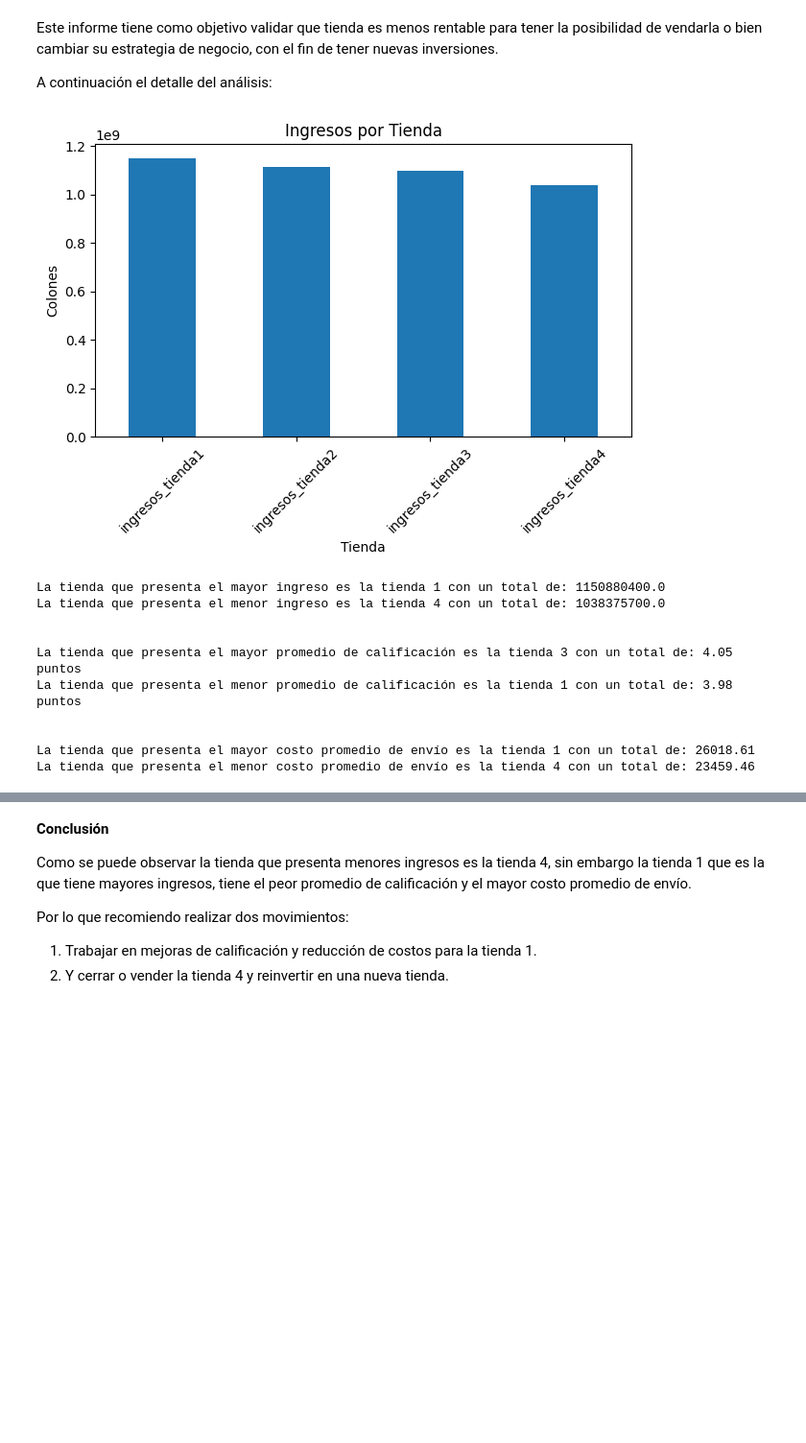
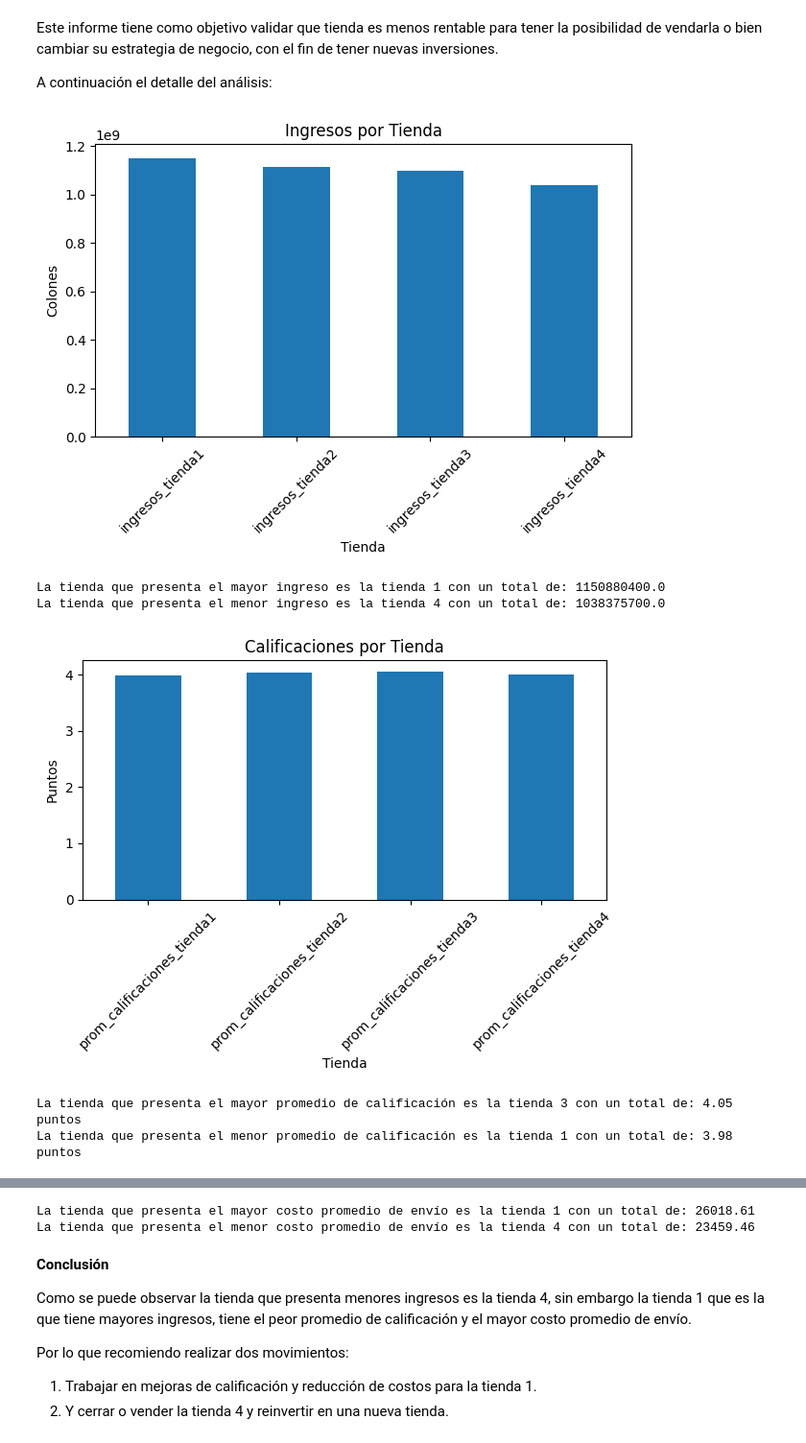
Before and after one commit to luisvillegas-soft/Challenge_Alura_Store, a Jupyter notebook: AluraStoreLatam.ipynb, the cells around one changed output, grey strips where cells are left out. Shown: that part at 96% size. Cells and saved outputs as stored; diff of their text form; code cells hidden in the pictures; blank space fills up the shorter version.

```diff
--- a/AluraStoreLatam.ipynb
+++ b/AluraStoreLatam.ipynb
@@ -81,6 +81,8 @@ prom_calificaciones_totales = {
 "prom_calificaciones_tienda3" : float(tienda3['Calificación'].sum() / tienda3['Calificación'].count()),
 "prom_calificaciones_tienda4" : float(tienda4['Calificación'].sum() / tienda4['Calificación'].count())
 }
+
+df_prom_calificaciones_totales = pd.DataFrame.from_dict(prom_calificaciones_totales, orient='index', columns=['Calificaciones'])
 
 tienda_mayor_prom_calificacion = max(prom_calificaciones_totales, key=prom_calificaciones_totales.get)
 mayor_prom_calificacion = round(prom_calificaciones_totales[tienda_mayor_prom_calificacion], 2)
@@ -118,6 +120,8 @@ prom_costo_envio_totales = {
 "prom_costo_envio_tienda3" : float(tienda3['Costo de envío'].sum() / tienda3['Costo de envío'].count()),
 "prom_costo_envio_tienda4" : float(tienda4['Costo de envío'].sum() / tienda4['Costo de envío'].count())
 }
+
+df_prom_costo_envio_totales = pd.DataFrame.from_dict(prom_costo_envio_totales, orient='index', columns=['Costo'])
 
 tienda_mayor_costo_envio = max(prom_costo_envio_totales, key=prom_costo_envio_totales.get)
 mayor_costo_envio = round(prom_costo_envio_totales[tienda_mayor_costo_envio], 2)
@@ -136,32 +140,45 @@ A continuación el detalle del análisis:
 # %%
 df_ingresos_totales.plot(kind='bar', legend=False)
 plt.title('Ingresos por Tienda')
 plt.ylabel('Colones')
 plt.xlabel('Tienda')
 plt.xticks(rotation=45)
 plt.tight_layout()
 plt.show()
 print("\n")
 
 print(f"La tienda que presenta el mayor ingreso es la {tienda_mayor_ingreso} con un total de: {mayor_ingreso}")
 print(f"La tienda que presenta el menor ingreso es la {tienda_menor_ingreso} con un total de: {menor_ingreso}")
 print("\n")
 
+df_prom_calificaciones_totales.plot(kind='bar', legend=False)
+plt.title('Calificaciones por Tienda')
+plt.ylabel('Puntos')
+plt.xlabel('Tienda')
+plt.xticks(rotation=45)
+plt.tight_layout()
+plt.show()
+print("\n")
+
 print(f"La tienda que presenta el mayor promedio de calificación es la {tienda_mayor_prom_calificacion} con un total de: {mayor_prom_calificacion} puntos")
 print(f"La tienda que presenta el menor promedio de calificación es la {tienda_menor_prom_calificacion} con un total de: {menor_prom_calificacion} puntos")
 print("\n")
 
+df_prom_costo_envio_totales.plot(kind='bar', legend=False)
+plt.title('Costo de envío por Tienda')
+plt.ylabel('Costo')
+plt.xlabel('Tienda')
+plt.xticks(rotation=45)
+plt.tight_layout()
+plt.show()
+print("\n")
+
 print(f"La tienda que presenta el mayor costo promedio de envío es la {tienda_mayor_costo_envio} con un total de: {mayor_costo_envio}")
 print(f"La tienda que presenta el menor costo promedio de envío es la {tienda_menor_costo_envio} con un total de: {menor_costo_envio}")
 # %% [output]
 [figure]
 La tienda que presenta el mayor ingreso es la tienda 1 con un total de: 1150880400.0
 La tienda que presenta el menor ingreso es la tienda 4 con un total de: 1038375700.0
-
-
-La tienda que presenta el mayor promedio de calificación es la tienda 3 con un total de: 4.05 puntos
-La tienda que presenta el menor promedio de calificación es la tienda 1 con un total de: 3.98 puntos
-
-
-La tienda que presenta el mayor costo promedio de envío es la tienda 1 con un total de: 26018.61
-La tienda que presenta el menor costo promedio de envío es la tienda 4 con un total de: 23459.46
+[figure, added]
+La tienda que presenta el mayor promedio de calificación es la tienda 3 con un total de: 4.05 puntos
+La tienda que presenta el menor promedio de calificación es la tienda 1 con un total de: 3.98 puntos
@@ -168,3 +186,5 @@ La tienda que presenta el menor costo promedio de envío es la tienda 4 con un t
+La tienda que presenta el mayor costo promedio de envío es la tienda 1 con un total de: 26018.61
+La tienda que presenta el menor costo promedio de envío es la tienda 4 con un total de: 23459.46
 # %% [markdown]
 **Conclusión**
 
```
Also changed, not shown: parts of 1 cell of this notebook.
